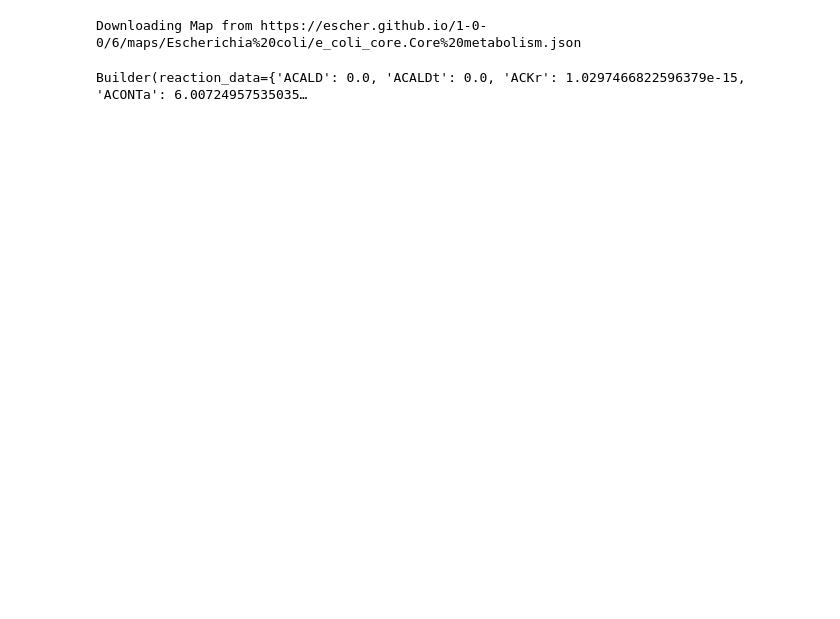
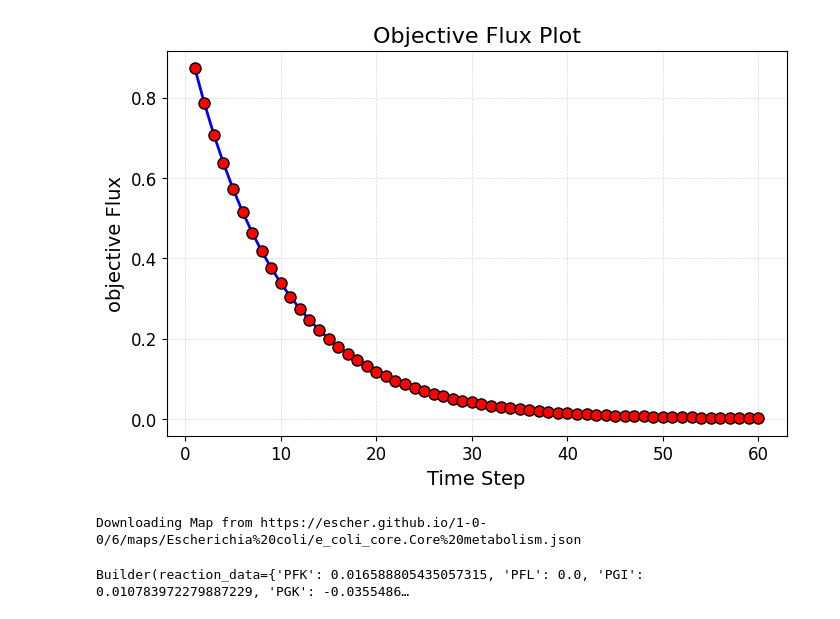
Before and after one commit to vivarium-collective/Microbiome, a Jupyter notebook: Notebooks/dFBA.ipynb, the cells around one changed output. Saved outputs shown, nothing was run; the diff lists cells and outputs as text; code cells hidden in the pictures; blank space fills up the shorter version.

```diff
--- a/Notebooks/dFBA.ipynb
+++ b/Notebooks/dFBA.ipynb
@@ -37,0 +32,31 @@ reaction_bounds_data = output[1]['reaction_bounds']
+# %%
+Time_step_data = []
+objective_flux_data = []
+
+for key, value in data.items():
+    if 'objective_flux_value' in value:
+        Time_step_data.append(key)
+        objective_flux_data.append(value['objective_flux_value'])
+
+# Filter out data points with a time step of 0
+filtered_data = [(t, obj_flux) for t, obj_flux in zip(Time_step_data, objective_flux_data) if t != 0]
+filtered_time_step_data, filtered_objective_flux_data = zip(*filtered_data)
+
+plt.figure(figsize=(8, 5))  # Set the figure size
+plt.plot(filtered_time_step_data, filtered_objective_flux_data, marker='o', linestyle='-', linewidth=2, markersize=8, markerfacecolor='red', markeredgecolor='black', color='blue')
+
+# Customize labels and title
+plt.xlabel('Time Step', fontsize=14)
+plt.ylabel('objective Flux', fontsize=14)
+plt.title('Objective Flux Plot', fontsize=16)
+
+# Customize the grid
+plt.grid(which='both', linestyle='--', linewidth=0.5, alpha=0.5)
+
+# Customize the axis limits and ticks
+plt.xticks(fontsize=12)
+plt.yticks(fontsize=12)
+#plt.savefig('../Plots/objective_flux_plot.png', dpi=300)
+plt.show()
+# %% [output]
+[figure, added]
@@ -38,16 +71,26 @@ reaction_bounds_data = output[1]['reaction_bounds']
 # %%
-# Escher
+# Set the desired time-step
+requested_time_step = 59
+# Get the index of the requested time-step in Time_step_data
+index = Time_step_data.index(requested_time_step)
+
+# Get the flux_data for the requested time-step
+flux_data = Flux_data_list[index]
+
+# Visualize the metabolic pathways for the requested time-step
+from escher import Builder
+
 # Load the E. coli core map
 builder = Builder(
-    map_name="e_coli_core.Core metabolism",     # user should choose it.
+    map_name="e_coli_core.Core metabolism",  # user should choose it.
     reaction_data=flux_data,
     show_gene_reaction_rules=False,
 )
 
-# Save the Escher plot as an HTML file
-builder.save_html("../Plots/escher_plot__dFBA.html")
+# Save the Escher plot as an HTML file with a unique name for the requested time step
+builder.save_html(f"../Plots/escher_plot__dFBA_time_step_{requested_time_step}.html")
 
 builder
 # %% [output]
 Downloading Map from https://escher.github.io/1-0-0/6/maps/Escherichia%20coli/e_coli_core.Core%20metabolism.json
-Builder(reaction_data={'ACALD': 0.0, 'ACALDt': 0.0, 'ACKr': 1.0297466822596379e-15, 'ACONTa': 6.00724957535035…
+Builder(reaction_data={'PFK': 0.016588805435057315, 'PFL': 0.0, 'PGI': 0.010783972279887229, 'PGK': -0.0355486…
```
Also changed, not shown: parts of 9 cells of this notebook, 11 other files.
